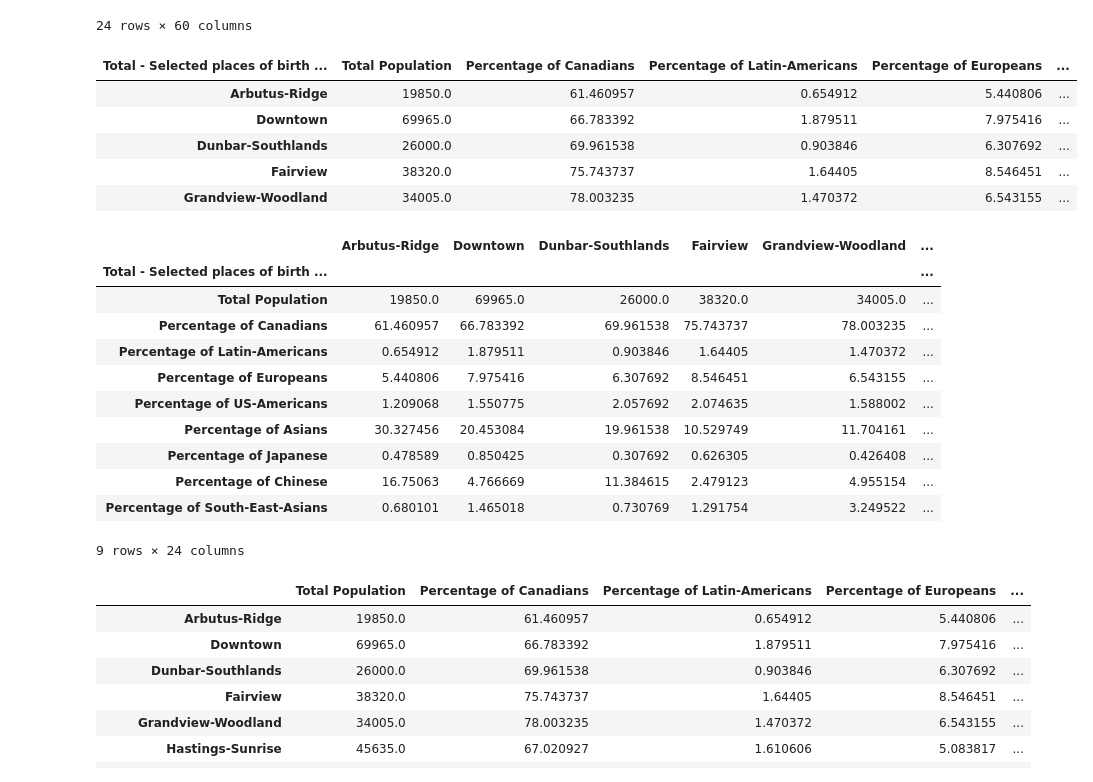
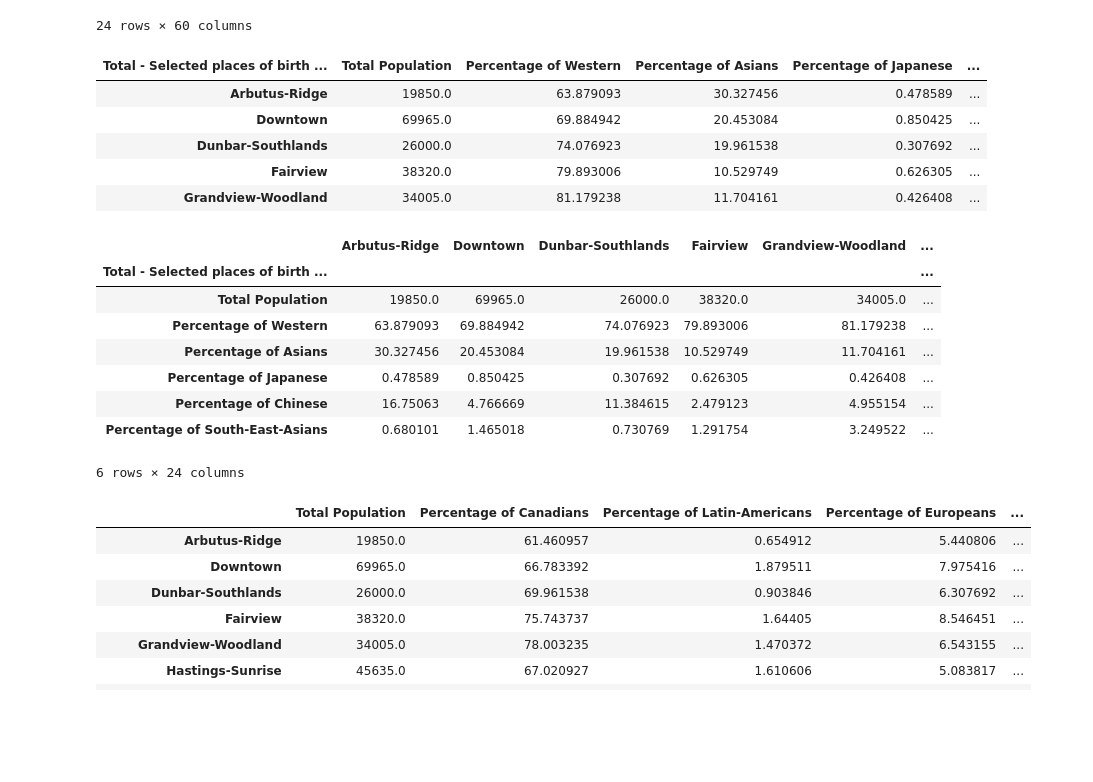
Before and after one commit to leanohl/BA_ClusteringofRestaurants, a Jupyter notebook: clusteringVancouver.ipynb, the cells around one changed output. Saved outputs shown, nothing was run; the diff lists cells and outputs as text; code cells hidden in the pictures; blank space fills up the shorter version.

```diff
--- a/clusteringVancouver.ipynb
+++ b/clusteringVancouver.ipynb
@@ -161,25 +155,28 @@ df_citizen
 # %%
 # put together places of birth of South-east- Asians, Japanese, Europeans, Western, ..
 df_citizen['Total Population'] = df_citizen.iloc[:,0]+df_citizen.iloc[:,12]+df_citizen.iloc[:,30]+df_citizen.iloc[:,40]++df_citizen.iloc[:,59]
 
-df_citizen['Percentage of Canadians'] = (df_citizen.iloc[:,59] / df_citizen['Total Population']) * 100
+'''df_citizen['Percentage of Canadians'] = (df_citizen.iloc[:,59] / df_citizen['Total Population']) * 100
 df_citizen['Percentage of Latin-Americans'] = (df_citizen.iloc[:,1:9].sum(axis=1)+df_citizen.iloc[:,11] )/ df_citizen['Total Population'] * 100
 df_citizen['Percentage of Europeans'] = (df_citizen.iloc[:,12] / df_citizen['Total Population']) * 100
 df_citizen['Percentage of US-Americans'] = (df_citizen.iloc[:,10] / df_citizen['Total Population']) * 100
+'''
+# Western citizens contain Canadians+ US-Americans + Europeans
+df_citizen['Percentage of Western'] = ((df_citizen.iloc[:,10] +df_citizen.iloc[:,59]+df_citizen.iloc[:,10]) / df_citizen['Total Population']) * 100
 df_citizen['Percentage of Asians'] = (df_citizen.iloc[:,40] / df_citizen['Total Population']) * 100
 df_citizen['Percentage of Japanese'] = (df_citizen.iloc[:,48]/ df_citizen['Total Population']) * 100
 df_citizen['Percentage of Chinese'] = (df_citizen.iloc[:,43]/ df_citizen['Total Population']) * 100
 df_citizen['Percentage of South-East-Asians'] = ((df_citizen.iloc[:,56]+df_citizen.iloc[:,52]) / df_citizen['Total Population']) * 100
 
 df_citizen.drop(df_citizen.iloc[:,0:60], axis=1, inplace=True)
 df_citizen.head()
 # %% [output]
-| Total - Selected places of birth ... | Total Population | Percentage of Canadians | Percentage of Latin-Americans | Percentage of Europeans | ... |
-| Arbutus-Ridge | 19850.0 | 61.460957 | 0.654912 | 5.440806 | ... |
-| Downtown | 69965.0 | 66.783392 | 1.879511 | 7.975416 | ... |
-| Dunbar-Southlands | 26000.0 | 69.961538 | 0.903846 | 6.307692 | ... |
-| Fairview | 38320.0 | 75.743737 | 1.64405 | 8.546451 | ... |
-| Grandview-Woodland | 34005.0 | 78.003235 | 1.470372 | 6.543155 | ... |
+| Total - Selected places of birth ... | Total Population | Percentage of Western | Percentage of Asians | Percentage of Japanese | ... |
+| Arbutus-Ridge | 19850.0 | 63.879093 | 30.327456 | 0.478589 | ... |
+| Downtown | 69965.0 | 69.884942 | 20.453084 | 0.850425 | ... |
+| Dunbar-Southlands | 26000.0 | 74.076923 | 19.961538 | 0.307692 | ... |
+| Fairview | 38320.0 | 79.893006 | 10.529749 | 0.626305 | ... |
+| Grandview-Woodland | 34005.0 | 81.179238 | 11.704161 | 0.426408 | ... |
 # %%
 df_citizen = df_citizen.transpose()
 df_citizen
@@ -187,15 +184,12 @@ df_citizen
 |  | Arbutus-Ridge | Downtown | Dunbar-Southlands | Fairview | Grandview-Woodland | ... |
 | Total - Selected places of birth ... |  |  |  |  |  | ... |
 | Total Population | 19850.0 | 69965.0 | 26000.0 | 38320.0 | 34005.0 | ... |
-| Percentage of Canadians | 61.460957 | 66.783392 | 69.961538 | 75.743737 | 78.003235 | ... |
-| Percentage of Latin-Americans | 0.654912 | 1.879511 | 0.903846 | 1.64405 | 1.470372 | ... |
-| Percentage of Europeans | 5.440806 | 7.975416 | 6.307692 | 8.546451 | 6.543155 | ... |
-| Percentage of US-Americans | 1.209068 | 1.550775 | 2.057692 | 2.074635 | 1.588002 | ... |
+| Percentage of Western | 63.879093 | 69.884942 | 74.076923 | 79.893006 | 81.179238 | ... |
 | Percentage of Asians | 30.327456 | 20.453084 | 19.961538 | 10.529749 | 11.704161 | ... |
 | Percentage of Japanese | 0.478589 | 0.850425 | 0.307692 | 0.626305 | 0.426408 | ... |
 | Percentage of Chinese | 16.75063 | 4.766669 | 11.384615 | 2.479123 | 4.955154 | ... |
 | Percentage of South-East-Asians | 0.680101 | 1.465018 | 0.730769 | 1.291754 | 3.249522 | ... |
-9 rows × 24 columns
+6 rows × 24 columns
 # %%
 df_new = pd.concat([df_citizen,df_income])
 df_new = df_new.transpose()
```
Also changed, not shown: parts of 6 cells of this notebook, 1 other file.
